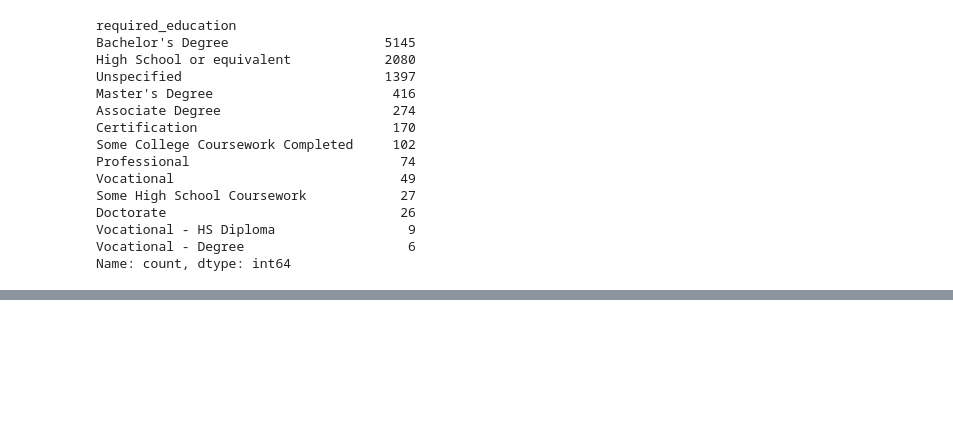
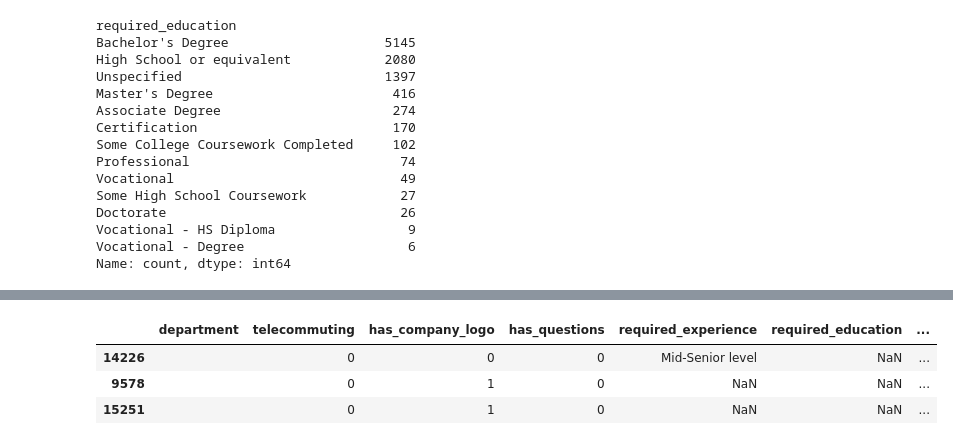
Before and after one commit to hiteshjha24/Fake-internship-and-Scam-job-detection, a Jupyter notebook: test.ipynb, the cells around one changed output, grey strips where cells are left out. Drawn from its saved outputs; the diff is of its cells as text; code cells hidden in the pictures; blank space fills up the shorter version.

```diff
--- a/test.ipynb
+++ b/test.ipynb
@@ -43,0 +164,9 @@ Name: count, dtype: int64
+# %%
+df = pd.get_dummies(df, columns = ["employment_type"],drop_first= True)
+# %%
+df.sample(3)
+# %% [output]
+|  | department | telecommuting | has_company_logo | has_questions | required_experience | required_education | ... |
+| 14226 |  | 0 | 0 | 0 | Mid-Senior level | NaN | ... |
+| 9578 |  | 0 | 1 | 0 | NaN | NaN | ... |
+| 15251 |  | 0 | 1 | 0 | NaN | NaN | ... |
```
Also changed, not shown: parts of 37 cells of this notebook.
